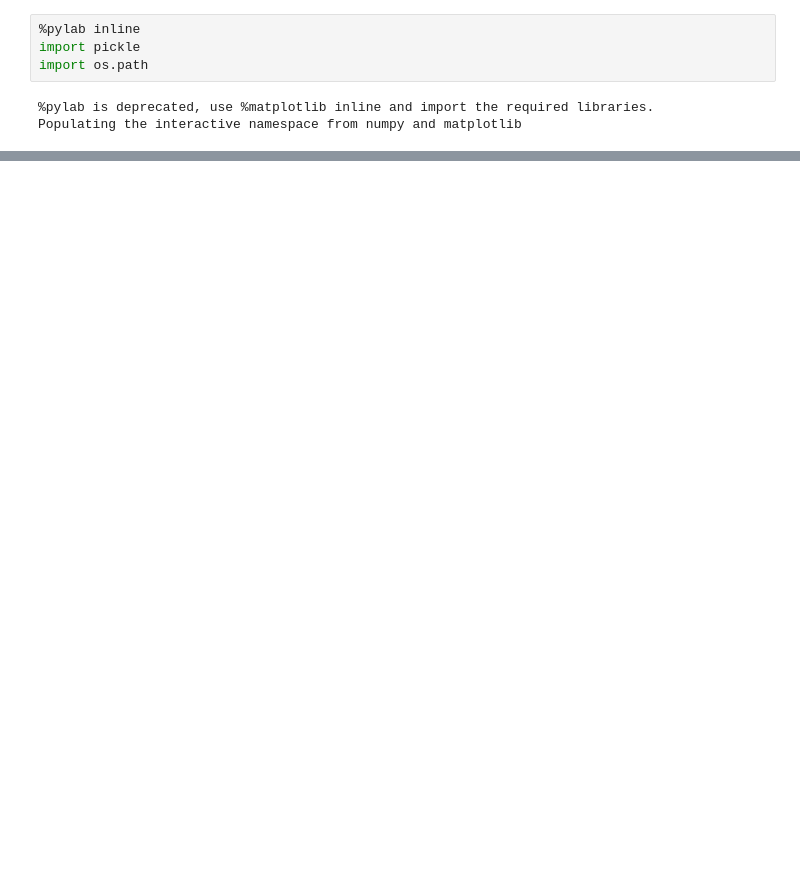
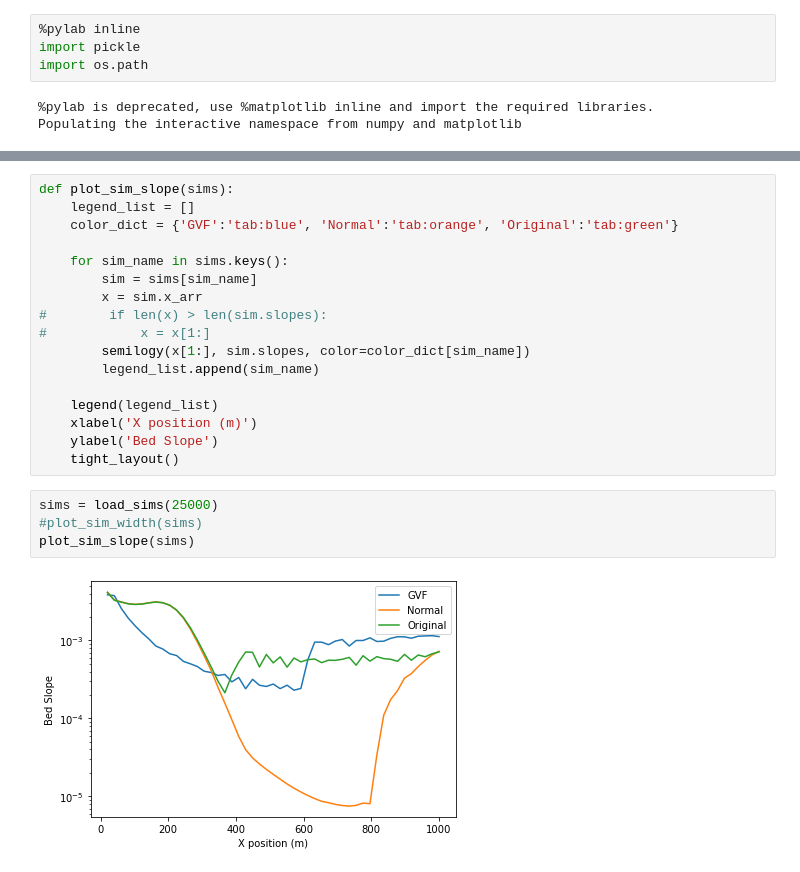
Before and after one commit to CovingtonResearchGroup/champ, a Jupyter notebook: champ/Examples/Flow-comparison.ipynb, the cells around one changed output, grey strips where cells are left out. Cells and saved outputs as stored; diff of their text form; blank space fills up the shorter version.

```diff
--- a/champ/Examples/Flow-comparison.ipynb
+++ b/champ/Examples/Flow-comparison.ipynb
@@ -40 +60,24 @@ sims = load_sims(8000)
+# %%
+def plot_sim_slope(sims):
+    legend_list = []
+    color_dict = {'GVF':'tab:blue', 'Normal':'tab:orange', 'Original':'tab:green'}
+
+    for sim_name in sims.keys():
+        sim = sims[sim_name]
+        x = sim.x_arr
+#        if len(x) > len(sim.slopes):
+#            x = x[1:]
+        semilogy(x[1:], sim.slopes, color=color_dict[sim_name])
+        legend_list.append(sim_name)
+
+    legend(legend_list)
+    xlabel('X position (m)')
+    ylabel('Bed Slope')
+    tight_layout()
+# %%
+sims = load_sims(25000)
+#plot_sim_width(sims)
+plot_sim_slope(sims)
+# %% [output]
+[figure, added]
 # %%
```
Also changed, not shown: parts of 9 cells of this notebook.
